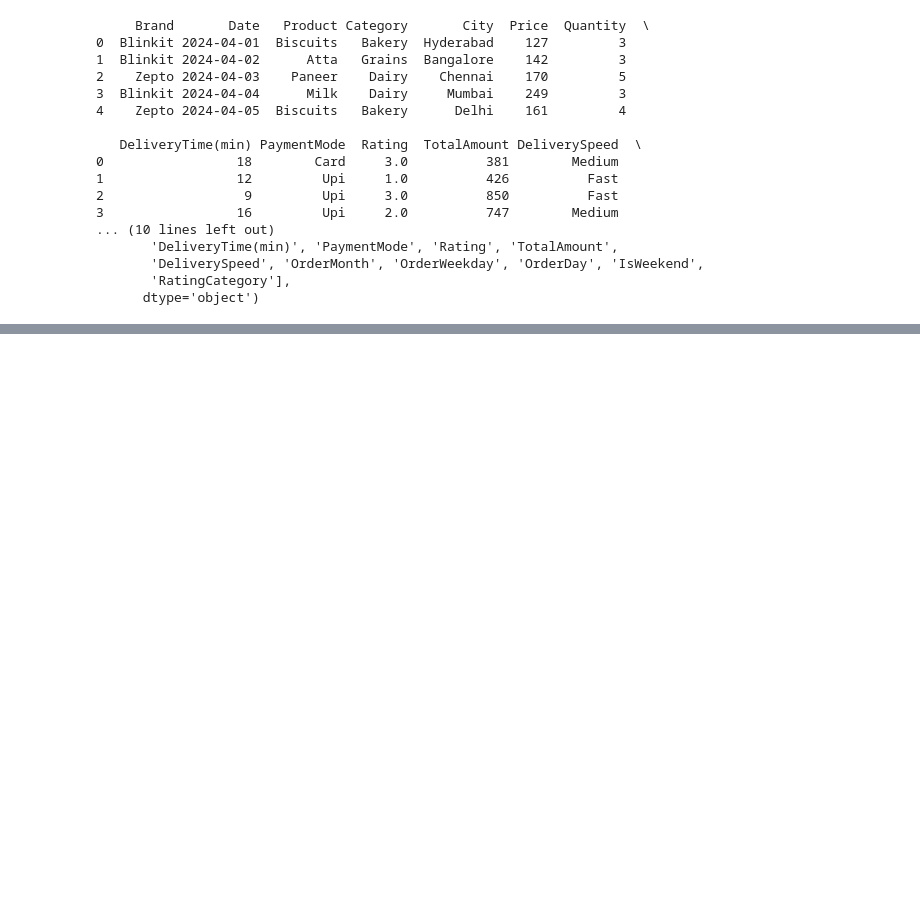
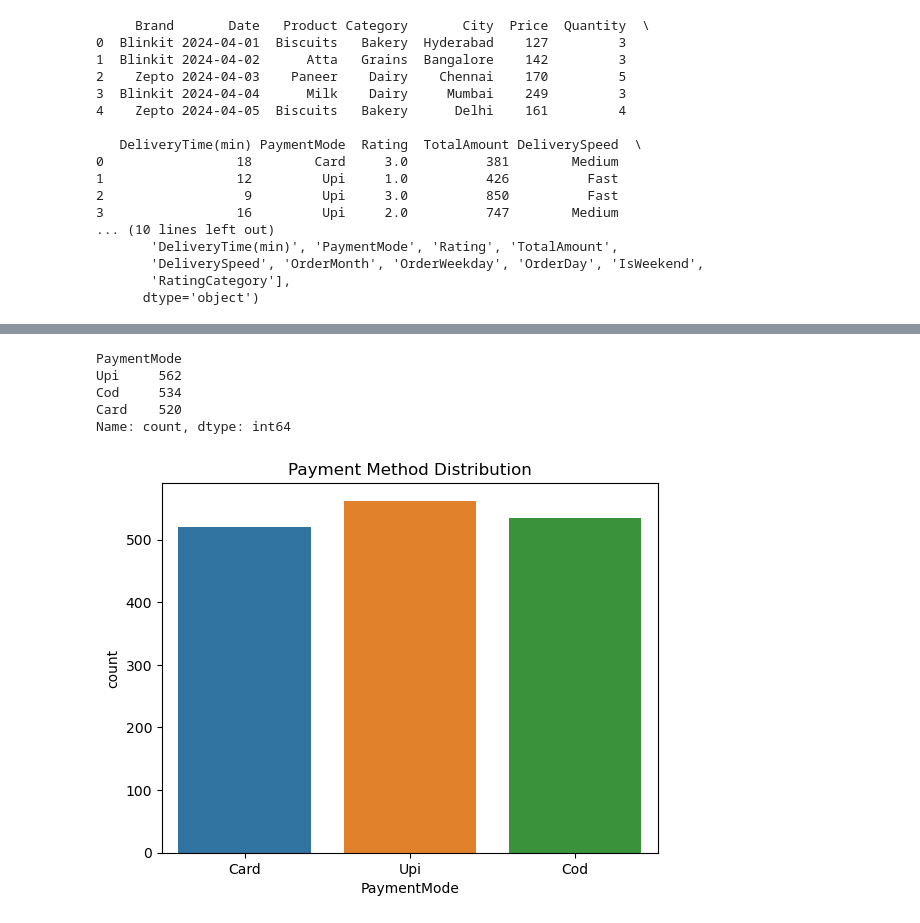
Before and after one commit to palak-verma-0309/Zepto_blinkit-data-analysis, a Jupyter notebook: analysis.ipynb, the cells around one changed output, grey strips where cells are left out. Cells and saved outputs as stored; diff of their text form; code cells hidden in the pictures; blank space fills up the shorter version.

```diff
--- a/analysis.ipynb
+++ b/analysis.ipynb
@@ -125,0 +170,12 @@ print("\nNew columns:", df.columns)
+# %%
+print(df['PaymentMode'].value_counts())
+sns.countplot(x=df['PaymentMode'])
+plt.title("Payment Method Distribution")
+plt.show()
+# %% [output]
+PaymentMode
+Upi     562
+Cod     534
+Card    520
+Name: count, dtype: int64
+[figure, added]
```
Also changed, not shown: parts of 6 cells of this notebook.
